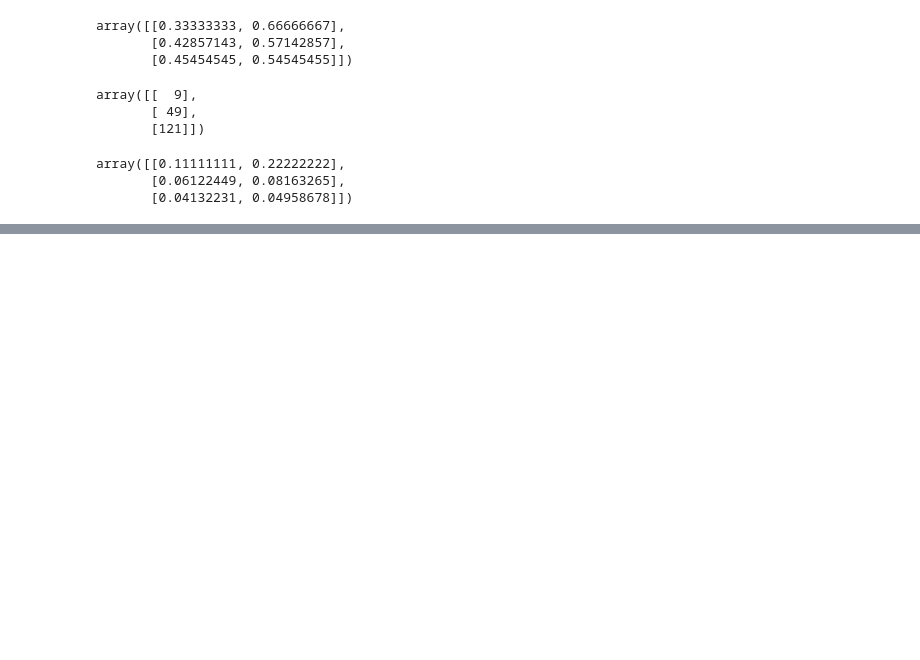
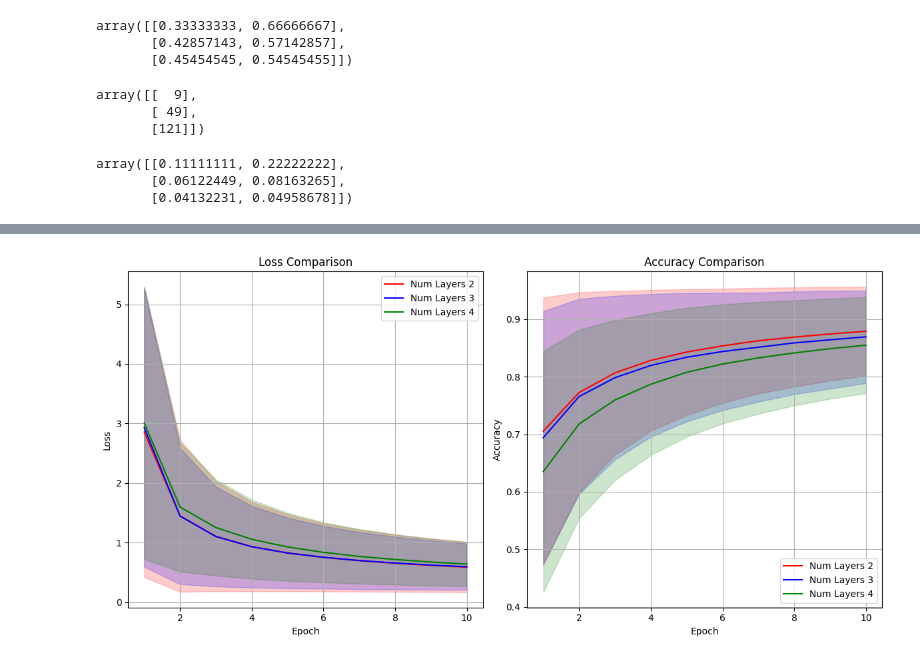
Before and after one commit to JianlongLei/vugrad_deep_learning_asg2, a Jupyter notebook: asg/asg2.ipynb, the cells around one changed output, grey strips where cells are left out. Saved outputs shown, nothing was run; the diff lists cells and outputs as text; code cells hidden in the pictures; blank space fills up the shorter version.

```diff
--- a/asg/asg2.ipynb
+++ b/asg/asg2.ipynb
@@ -108,0 +369,7 @@ def draw_plot_two_datasets(model_1, model_2, model_1_desc_label, model_2_desc_la
+# %%
+filters1 = {"num_layers": 2}
+filters2 = {"num_layers": 3}
+filters3 = {"num_layers": 4}
+compare_setting_combinations(results, [filters1, filters2, filters3], ["Num Layers 2", "Num Layers 3", "Num Layers 4"])
+# %% [output]
+[figure, added]
```
Also changed, not shown: parts of 21 cells of this notebook, 23 other files.
